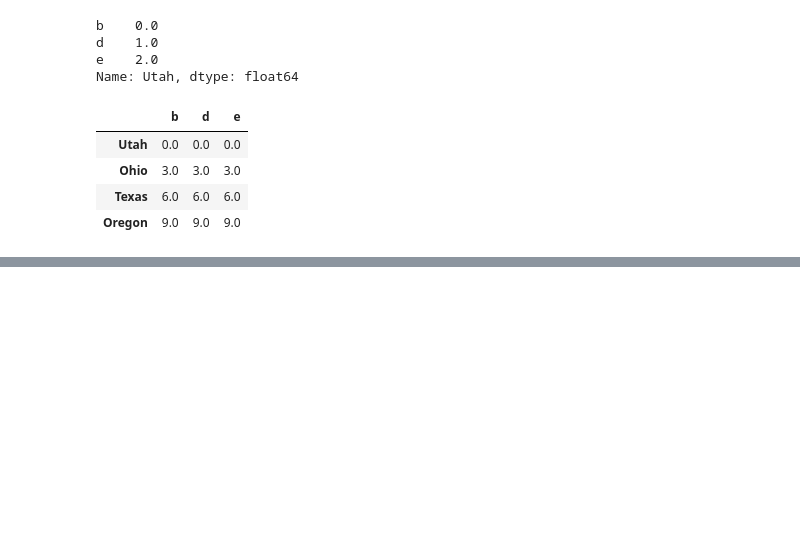
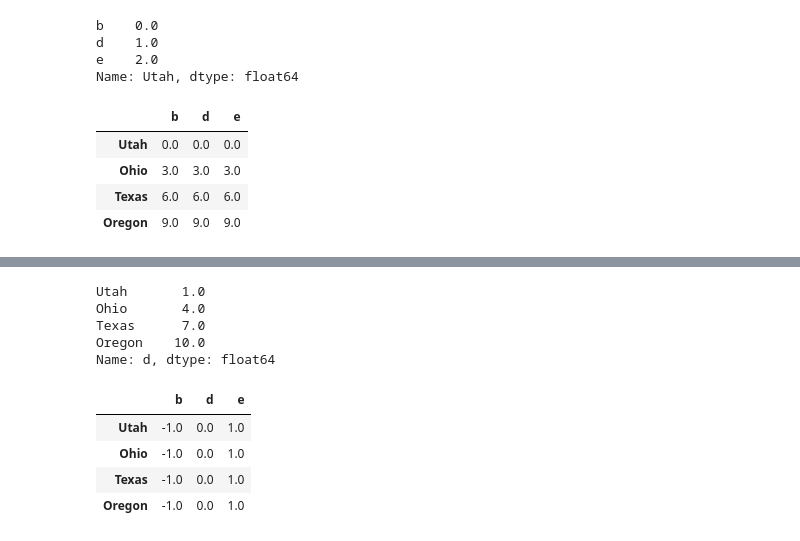
Before and after one commit to shivan-s/PythonForDataAnalysis, a Jupyter notebook: PythonForDataAnalysis_Ch5.ipynb, the cells around one changed output, grey strips where cells are left out. Cells and saved outputs as stored; diff of their text form; code cells hidden in the pictures; blank space fills up the shorter version.

```diff
--- a/PythonForDataAnalysis_Ch5.ipynb
+++ b/PythonForDataAnalysis_Ch5.ipynb
@@ -1043,0 +1060,17 @@ frame - series
+# %%
+series3 = frame['d']
+series3
+# %% [output]
+Utah       1.0
+Ohio       4.0
+Texas      7.0
+Oregon    10.0
+Name: d, dtype: float64
+# %%
+frame.sub(series3, axis='index')
+# %% [output]
+|  | b | d | e |
+| Utah | -1.0 | 0.0 | 1.0 |
+| Ohio | -1.0 | 0.0 | 1.0 |
+| Texas | -1.0 | 0.0 | 1.0 |
+| Oregon | -1.0 | 0.0 | 1.0 |
```
Also changed, not shown: parts of 50 cells of this notebook.
